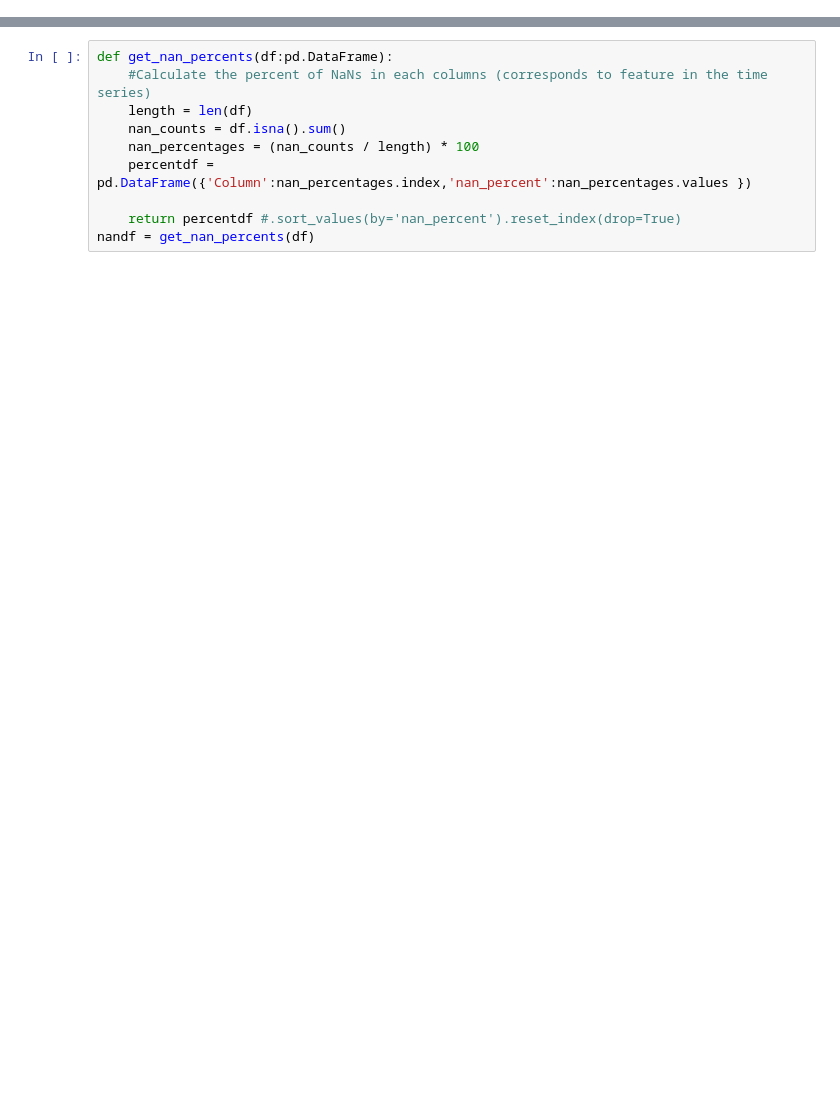
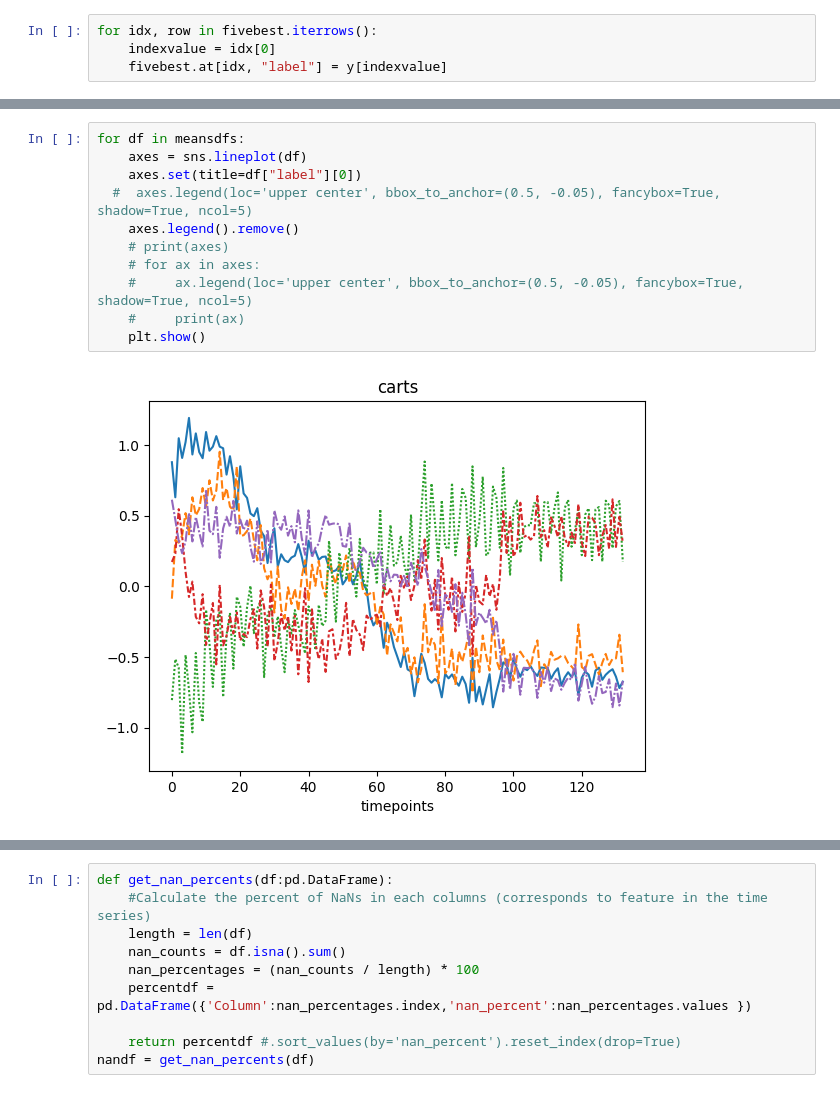
Before and after one commit to MagnusNordboe/Thesis-project-Magnus, a Jupyter notebook: analysis/convertcsv/import_and_preprocess_for_v4.ipynb, the cells around one changed output, grey strips where cells are left out. Cells and saved outputs as stored; diff of their text form; blank space fills up the shorter version.

```diff
--- a/analysis/convertcsv/import_and_preprocess_for_v4.ipynb
+++ b/analysis/convertcsv/import_and_preprocess_for_v4.ipynb
@@ -107,0 +174,4 @@ df = readcsvs(get_all_metrics_with_tags(r"F:\Master\Kubernetes\sockshop\microser
+# %%
+for idx, row in fivebest.iterrows():
+    indexvalue = idx[0]
+    fivebest.at[idx, "label"] = y[indexvalue]
@@ -107,0 +235,13 @@ df = readcsvs(get_all_metrics_with_tags(r"F:\Master\Kubernetes\sockshop\microser
+# %%
+for df in meansdfs:
+    axes = sns.lineplot(df)
+    axes.set(title=df["label"][0])
+  #  axes.legend(loc='upper center', bbox_to_anchor=(0.5, -0.05), fancybox=True, shadow=True, ncol=5)
+    axes.legend().remove()
+    # print(axes)
+    # for ax in axes:
+    #     ax.legend(loc='upper center', bbox_to_anchor=(0.5, -0.05), fancybox=True, shadow=True, ncol=5)
+    #     print(ax)
+    plt.show()
+# %% [output]
+[figure, added]
```
Also changed, not shown: parts of 26 cells of this notebook, 46 other files.
